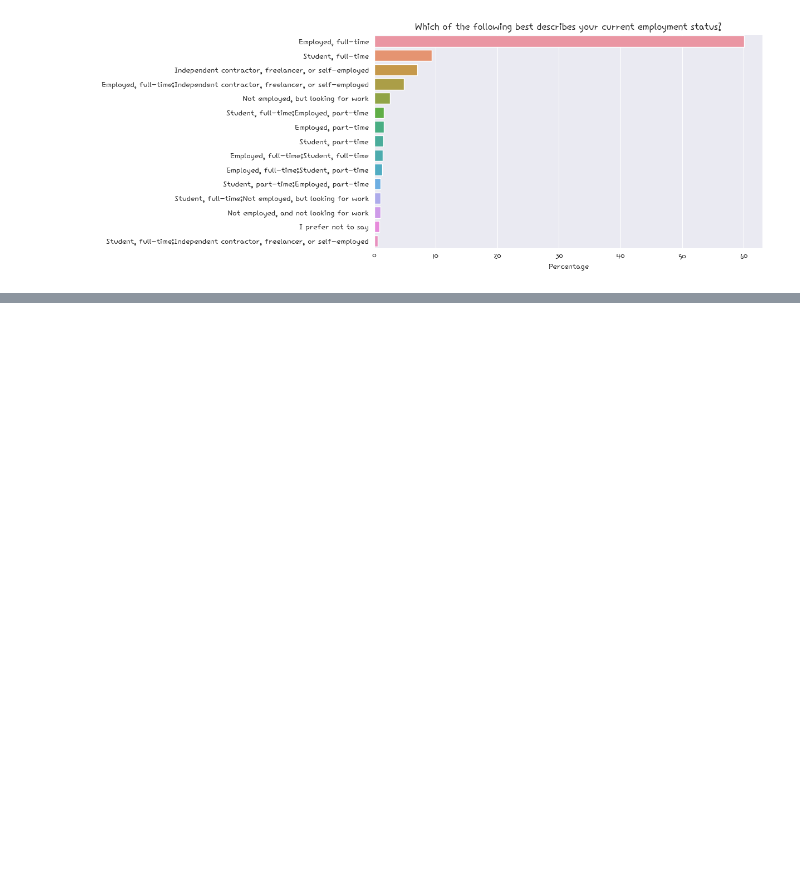
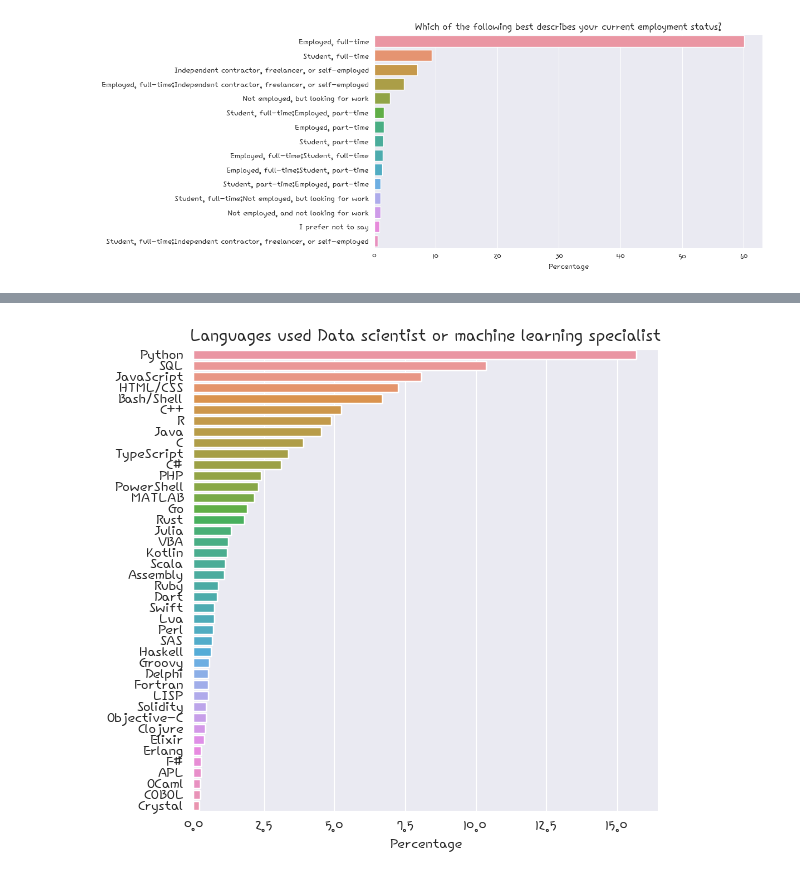
Before and after one commit to yuurinn9/pythonbasic, a Jupyter notebook: 21stack overflow Annual Deverope Survey.ipynb, the cells around one changed output, grey strips where cells are left out. Cells and saved outputs as stored; diff of their text form; code cells hidden in the pictures; blank space fills up the shorter version.

```diff
--- a/21stack overflow Annual Deverope Survey.ipynb
+++ b/21stack overflow Annual Deverope Survey.ipynb
@@ -596,0 +911,3 @@ plt.show()
+# %%
+Data_lang = survey_df[survey_df.DevType.str.contains('Data scientist or machine learning specialist', na=False)]
+Data_lang
@@ -596,0 +929,3 @@ plt.show()
+# %%
+Dev_type_df = split_multicolumn(Data_lang.LanguageHaveWorkedWith)
+Dev_type_df
@@ -596,0 +947,3 @@ plt.show()
+# %%
+Dev_country_per = Dev_type_df.sum().sort_values(ascending=False) /Dev_type_df.sum().sum() * 100
+Dev_country_per
@@ -596,0 +968,8 @@ plt.show()
+# %%
+plt.figure(figsize=(6, 6))
+plt.title("Languages used Data scientist or machine learning specialist")
+sns.barplot(x = Dev_country_per , y = Dev_country_per.index )
+plt.xlabel("Percentage")
+plt.show()
+# %% [output]
+[figure, added]
```
Also changed, not shown: parts of 32 cells of this notebook, 4 other files.
